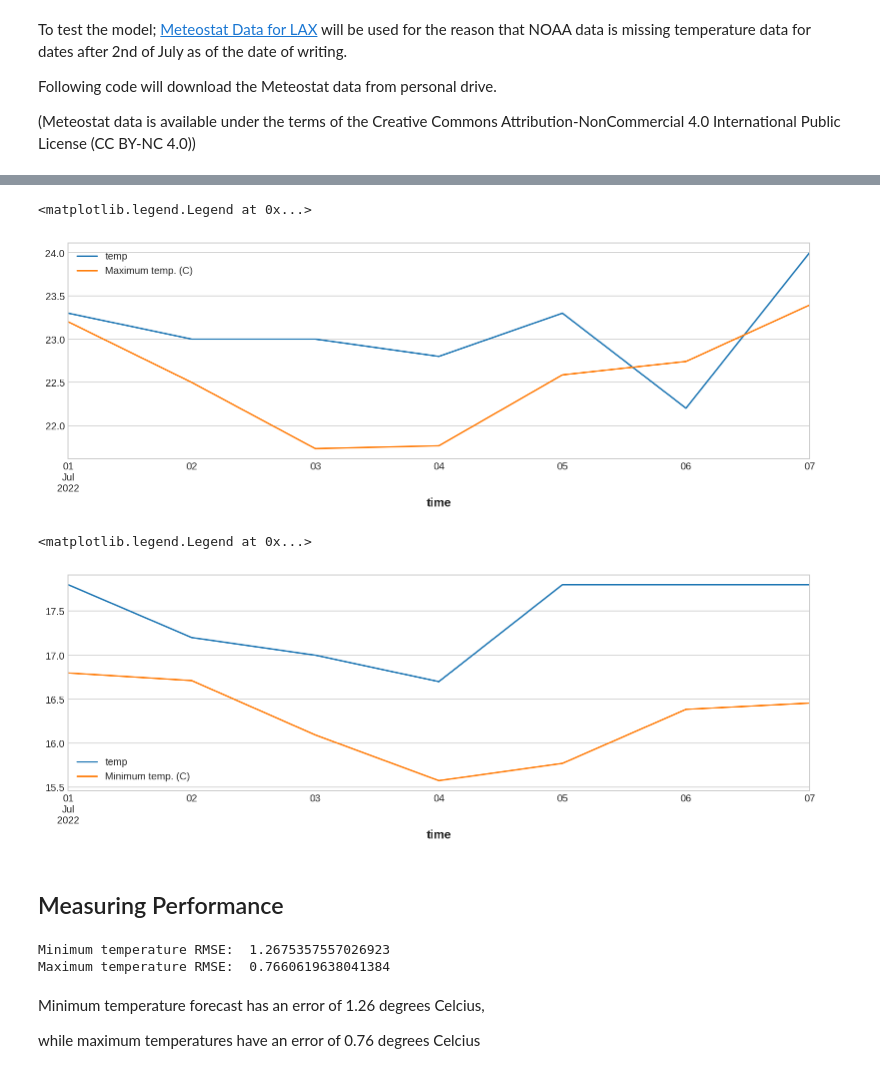
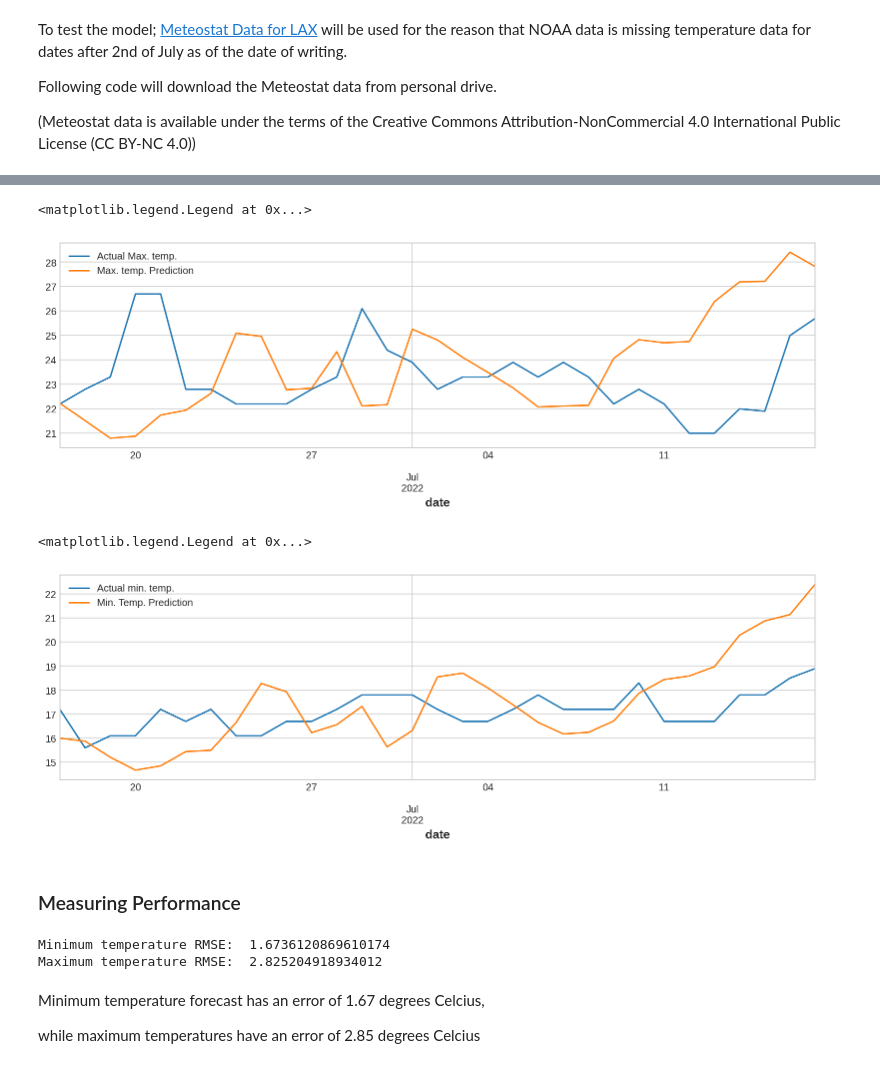
Before and after one commit to gunayyy21/Personal-Projects, a Jupyter notebook: LA_weather_time_analysis.ipynb, the cells around one changed output, grey strips where cells are left out. Drawn from its saved outputs; the diff is of its cells as text; code cells hidden in the pictures.

```diff
--- a/LA_weather_time_analysis.ipynb
+++ b/LA_weather_time_analysis.ipynb
@@ -819,3 +823,3 @@ To: /content/export.csv
 # %%
 # reading MeteoStat data
-test_data = pd.read_csv("export.csv")
+test_data = pd.read_csv("test_data_meteostat.csv")
@@ -826,3 +825,0 @@ For that reason, below cells will convert hourly temperature data into daily dat
-# %%
-# the test data is hourly but it can be augmented into daily data we need
-test_data.time = test_data.time.map(pd.to_datetime)
@@ -829,38 +835,40 @@ test_data.time = test_data.time.map(pd.to_datetime)
 # %%
 # Take max and min of all hours of the same day recorded
-t_max_C_test = pd.Series(test_data.set_index("time")["temp"].resample('D').max())[1:]
-t_min_C_test = pd.Series(test_data.set_index("time")["temp"].resample('D').min())[1:]
+t_max_C_test = pd.Series(test_data.set_index("date")["tmax"])
+t_min_C_test = pd.Series(test_data.set_index("date")["tmin"])
+# %%
+# Fixing dtypes of index
+t_max_C_test.index = t_max_C_test.index.map(pd.to_datetime)
+t_min_C_test.index = t_min_C_test.index.map(pd.to_datetime)
 # %%
 t_max_C_test.plot()
-forecast()["Maximum temp. (C)"].plot()
-plt.legend()
+forecast()[f"Maximum temp. ({unit})"].plot()
+plt.legend(labels=["Actual Max. temp.", "Max. temp. Prediction"])
 # %% [output]
 <matplotlib.legend.Legend at 0x...>
-[figure, old version]
+[figure, new version]
 # %%
 t_min_C_test.plot()
-forecast()["Minimum temp. (C)"].plot()
-plt.legend()
+forecast()["Minimum temp. ("+unit+")"].plot()
+plt.legend(labels=["Actual min. temp.", "Min. Temp. Prediction"])
 # %% [output]
 <matplotlib.legend.Legend at 0x...>
-[figure, old version]
+[figure, new version]
 # %% [markdown]
-## Measuring Performance
+### Measuring Performance
 # %%
-from sklearn.metrics import mean_squared_error
-from math import sqrt
-min_error = sqrt(mean_squared_error(forecast()["Minimum temp. (C)"], t_min_C_test))
-max_error = sqrt(mean_squared_error(forecast()["Maximum temp. (C)"], t_max_C_test))
+min_error = sqrt(mean_squared_error(forecast()["Minimum temp. ("+unit+")"], t_min_C_test))
+max_error = sqrt(mean_squared_error(forecast()["Maximum temp. ("+unit+")"], t_max_C_test))
 
 print("Minimum temperature RMSE: ", min_error)
 print("Maximum temperature RMSE: ", max_error)
 # %% [output]
-Minimum temperature RMSE:  1.2675357557026923
-Maximum temperature RMSE:  0.7660619638041384
+Minimum temperature RMSE:  1.6736120869610174
+Maximum temperature RMSE:  2.825204918934012
 # %% [markdown]
-Minimum temperature forecast has an error of 1.26 degrees Celcius,
+Minimum temperature forecast has an error of 1.67 degrees Celcius,
 
-while maximum temperatures have an error of 0.76 degrees Celcius
+while maximum temperatures have an error of 2.85 degrees Celcius
 # %% [markdown]
 ## Ending Results
 - There is one linear trend(global warming) on the long term temperatures.
```
Also changed, not shown: parts of 46 cells of this notebook.
